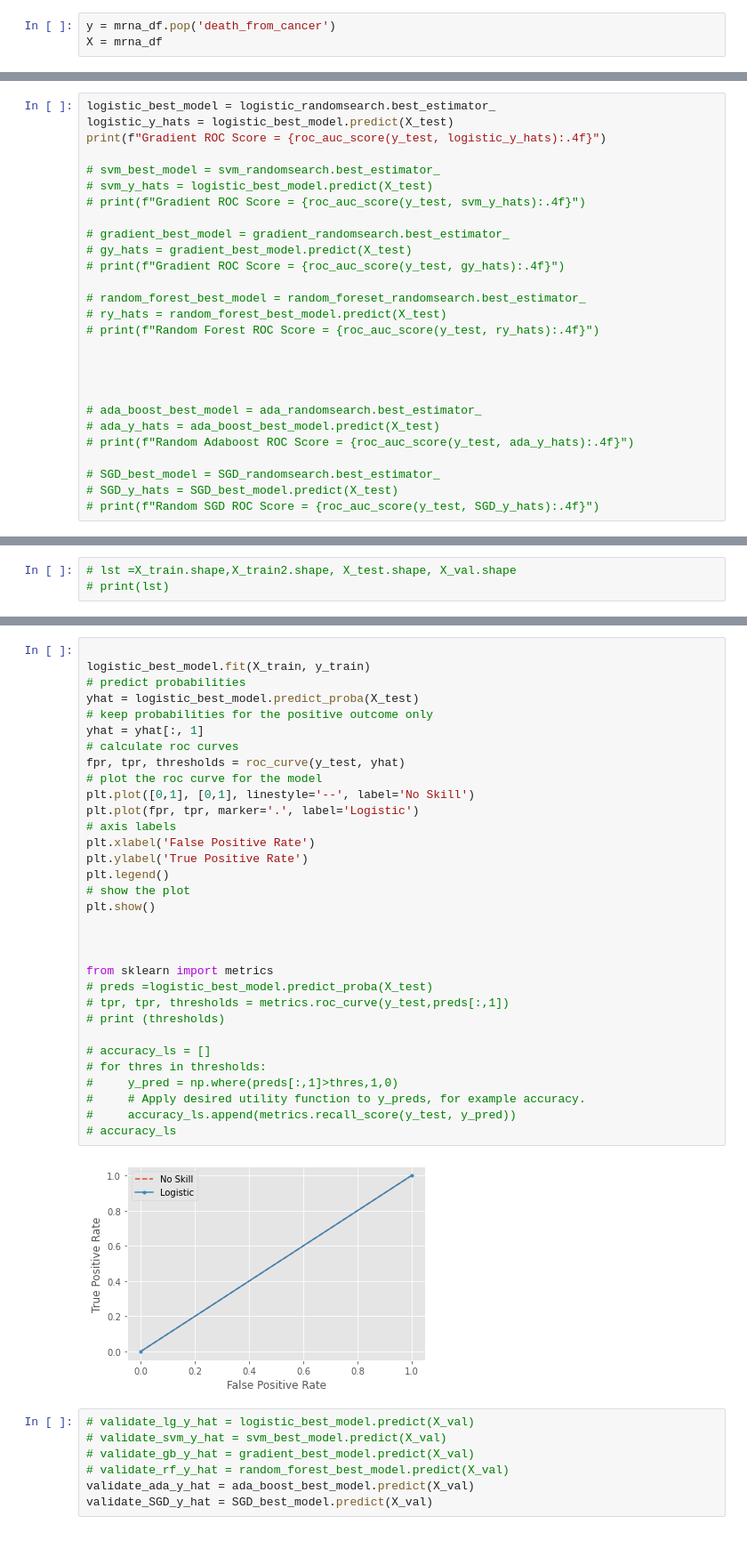
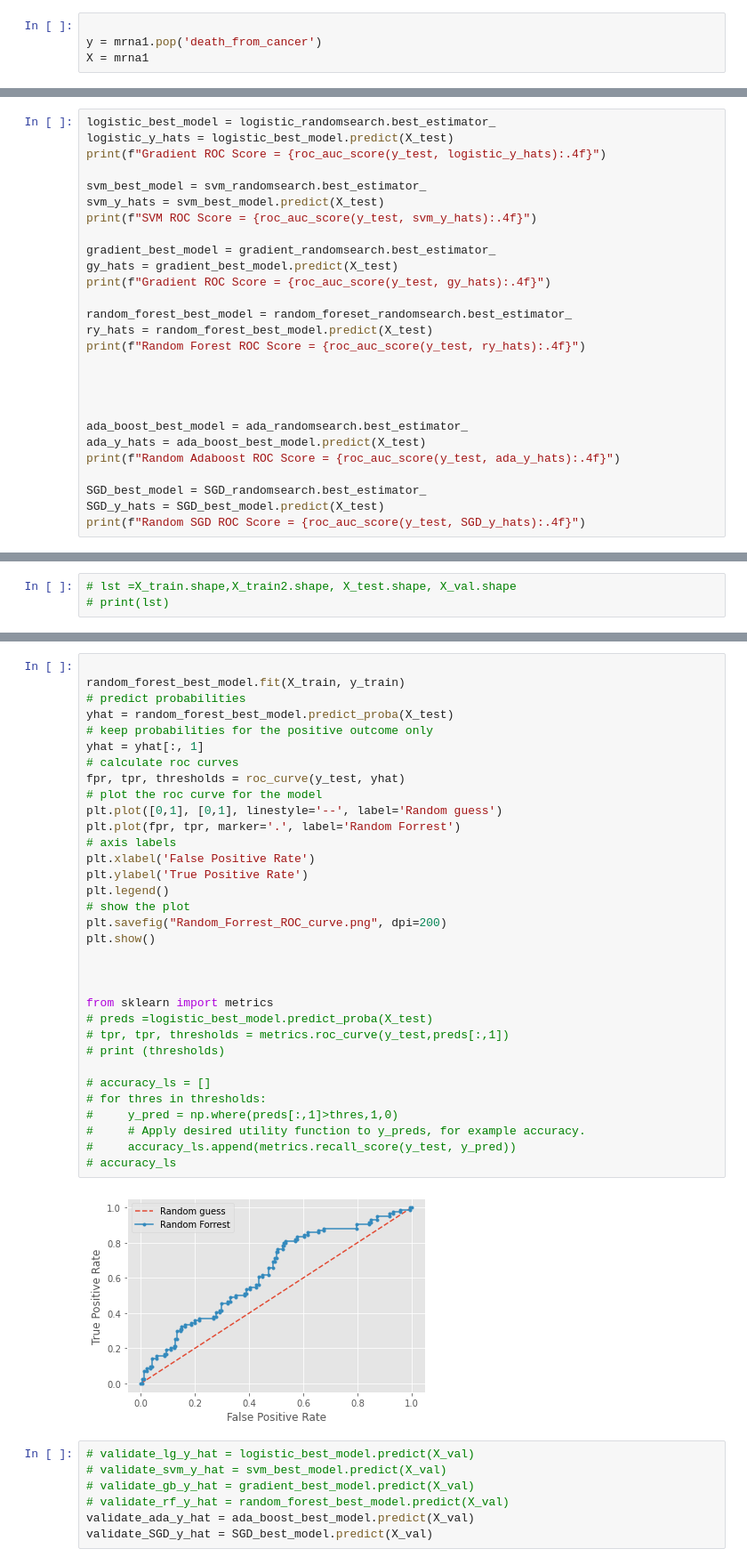
Before and after one commit to Cpizzle1/capstone2, a Jupyter notebook: notebooks/Models.ipynb, the cells around one changed output, grey strips where cells are left out. Shown: that part at 89% size. Drawn from its saved outputs; the diff is of its cells as text.

Commit message:
commiting model notebook changes

```diff
--- a/notebooks/Models.ipynb
+++ b/notebooks/Models.ipynb
@@ -50,6 +81,7 @@ mrna_df.death_from_cancer.fillna(0, inplace = True)
 # %%
-y = mrna_df.pop('death_from_cancer')
-X = mrna_df
+
+y = mrna1.pop('death_from_cancer')
+X = mrna1
 # %%
 X_train, X_test, y_train, y_test = train_test_split(X, y, test_size=0.15, random_state=1, stratify = y)
 # X_train2, X_test, y_train2, y_test = train_test_split(X_train.copy(), y_train.copy(), test_size=0.10, random_state=1)
@@ -169,27 +222,27 @@ logistic_best_model = logistic_randomsearch.best_estimator_
 logistic_y_hats = logistic_best_model.predict(X_test)
 print(f"Gradient ROC Score = {roc_auc_score(y_test, logistic_y_hats):.4f}")
 
-# svm_best_model = svm_randomsearch.best_estimator_
-# svm_y_hats = logistic_best_model.predict(X_test)
-# print(f"Gradient ROC Score = {roc_auc_score(y_test, svm_y_hats):.4f}")
+svm_best_model = svm_randomsearch.best_estimator_
+svm_y_hats = svm_best_model.predict(X_test)
+print(f"SVM ROC Score = {roc_auc_score(y_test, svm_y_hats):.4f}")
 
-# gradient_best_model = gradient_randomsearch.best_estimator_
-# gy_hats = gradient_best_model.predict(X_test)
-# print(f"Gradient ROC Score = {roc_auc_score(y_test, gy_hats):.4f}")
+gradient_best_model = gradient_randomsearch.best_estimator_
+gy_hats = gradient_best_model.predict(X_test)
+print(f"Gradient ROC Score = {roc_auc_score(y_test, gy_hats):.4f}")
 
-# random_forest_best_model = random_foreset_randomsearch.best_estimator_
-# ry_hats = random_forest_best_model.predict(X_test)
-# print(f"Random Forest ROC Score = {roc_auc_score(y_test, ry_hats):.4f}")
+random_forest_best_model = random_foreset_randomsearch.best_estimator_
+ry_hats = random_forest_best_model.predict(X_test)
+print(f"Random Forest ROC Score = {roc_auc_score(y_test, ry_hats):.4f}")
 
 
 
 
-# ada_boost_best_model = ada_randomsearch.best_estimator_
-# ada_y_hats = ada_boost_best_model.predict(X_test)
-# print(f"Random Adaboost ROC Score = {roc_auc_score(y_test, ada_y_hats):.4f}")
+ada_boost_best_model = ada_randomsearch.best_estimator_
+ada_y_hats = ada_boost_best_model.predict(X_test)
+print(f"Random Adaboost ROC Score = {roc_auc_score(y_test, ada_y_hats):.4f}")
 
-# SGD_best_model = SGD_randomsearch.best_estimator_
-# SGD_y_hats = SGD_best_model.predict(X_test)
-# print(f"Random SGD ROC Score = {roc_auc_score(y_test, SGD_y_hats):.4f}")
+SGD_best_model = SGD_randomsearch.best_estimator_
+SGD_y_hats = SGD_best_model.predict(X_test)
+print(f"Random SGD ROC Score = {roc_auc_score(y_test, SGD_y_hats):.4f}")
 # %% [output]
 Gradient ROC Score = 0.5000
@@ -224,37 +300,38 @@ print(accuracy_score(y_test, logistic_y_hats))
 # %%
 
-logistic_best_model.fit(X_train, y_train)
+random_forest_best_model.fit(X_train, y_train)
 # predict probabilities
-yhat = logistic_best_model.predict_proba(X_test)
+yhat = random_forest_best_model.predict_proba(X_test)
 # keep probabilities for the positive outcome only
 yhat = yhat[:, 1]
 # calculate roc curves
 fpr, tpr, thresholds = roc_curve(y_test, yhat)
 # plot the roc curve for the model
-plt.plot([0,1], [0,1], linestyle='--', label='No Skill')
-plt.plot(fpr, tpr, marker='.', label='Logistic')
+plt.plot([0,1], [0,1], linestyle='--', label='Random guess')
+plt.plot(fpr, tpr, marker='.', label='Random Forrest')
 # axis labels
 plt.xlabel('False Positive Rate')
 plt.ylabel('True Positive Rate')
 plt.legend()
 # show the plot
+plt.savefig("Random_Forrest_ROC_curve.png", dpi=200)
 plt.show()
 
 
 
 from sklearn import metrics
 # preds =logistic_best_model.predict_proba(X_test)
 # tpr, tpr, thresholds = metrics.roc_curve(y_test,preds[:,1])
 # print (thresholds)
 
 # accuracy_ls = []
 # for thres in thresholds:
 #     y_pred = np.where(preds[:,1]>thres,1,0)
 #     # Apply desired utility function to y_preds, for example accuracy.
 #     accuracy_ls.append(metrics.recall_score(y_test, y_pred))
 # accuracy_ls
 # %% [output]
-[figure, old version]
+[figure, new version]
 # %%
 # validate_lg_y_hat = logistic_best_model.predict(X_val)
 # validate_svm_y_hat = svm_best_model.predict(X_val)
```
Also changed, not shown: parts of 25 cells of this notebook.
